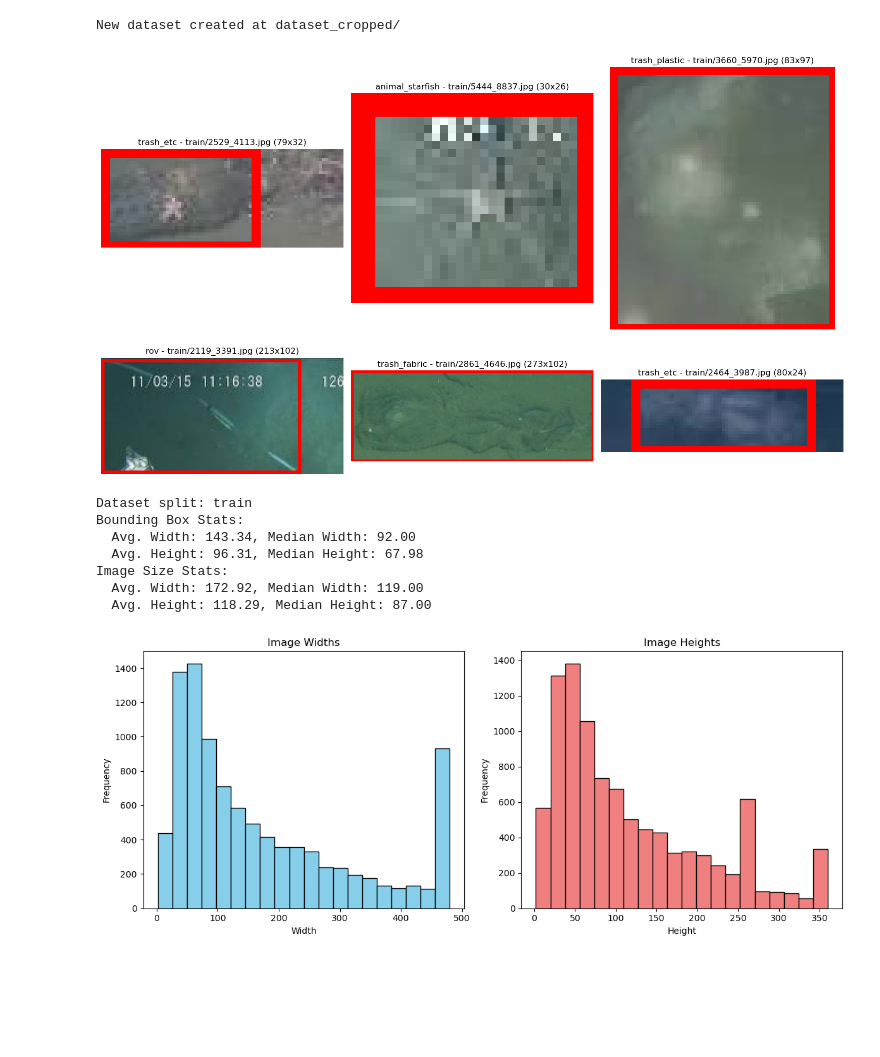
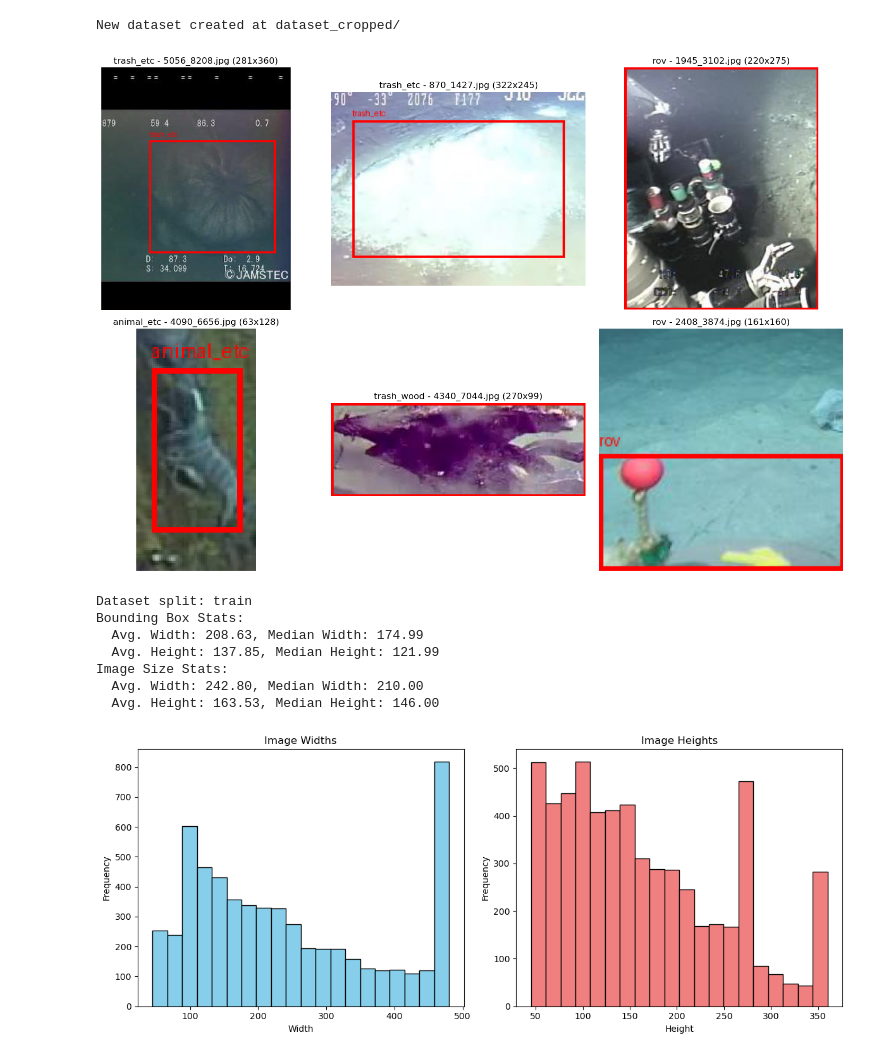
Before and after one commit to ronan-lebas/Deep-Learning-ETH, a Jupyter notebook: FocusNet/create_FocusNet_dataset.ipynb, the cells around one changed output. Saved outputs shown, nothing was run; the diff lists cells and outputs as text; code cells hidden in the pictures; blank space fills up the shorter version.

```diff
--- a/FocusNet/create_FocusNet_dataset.ipynb
+++ b/FocusNet/create_FocusNet_dataset.ipynb
@@ -88,6 +88,10 @@ image_folders = {"train": os.path.join(base_folder, "train/"),
 annotations_files = {"train": os.path.join(base_folder, "instances_train_trashcan.json"),
                      "val": os.path.join(base_folder, "instances_val_trashcan.json")}
 output_folder = "dataset_cropped/"
+
+# Parameters for minimum dimensions
+min_dim1 = 90  # Minimum for one dimension
+min_dim2 = 45  # Minimum for the other dimension
 
 # Create output directories
 for split in ["train", "val"]:
@@ -186,6 +190,12 @@ for split, image_folder in image_folders.items():
             # Generate loose bounding box
             left, top, right, bottom = generate_loose_bboxes(bbox, img_width, img_height)
 
+            # Check if the cropped image meets the dimension requirements
+            crop_width = right - left
+            crop_height = bottom - top
+            if min(crop_width, crop_height) < min(min_dim1, min_dim2) or max(crop_width, crop_height) < max(min_dim1, min_dim2):
+                continue
+
             # Crop and save image
             cropped_img = img.crop((left, top, right, bottom))
             cropped_img_name = f"{image_id}_{ann['id']}.jpg"
@@ -201,11 +211,13 @@ for split, image_folder in image_folders.items():
             ]
 
             new_annotations.append({
-                "file_name": os.path.join(split, cropped_img_name),
+                "file_name": cropped_img_name,
                 "bbox": new_bbox,
                 "category_id": category_id,
                 "category_name": category_name,
-                "split": split
+                "split": split,
+                "width": crop_width,
+                "height": crop_height
             })
 
     # Save updated annotations
@@ -241,35 +253,35 @@ with open(json_path, "r") as f:
 # Randomly select six annotations to display
 selected_annotations = random.sample(annotations, min(6, len(annotations)))
 
 # Plot the images with bounding boxes
 fig, axes = plt.subplots(2, 3, figsize=(15, 10))
 axes = axes.flatten()
 
 for idx, annotation in enumerate(selected_annotations):
-    img_path = os.path.join(cropped_dataset_folder, annotation["file_name"])
+    img_path = os.path.join(cropped_dataset_folder, split, annotation["file_name"])
     img = Image.open(img_path)
     img_width, img_height = img.size
 
     # Draw bounding box
     draw = ImageDraw.Draw(img)
     bbox = annotation["bbox"]
     x, y, w, h = bbox
     draw.rectangle([x, y, x + w, y + h], outline="red", width=3)
     draw.text((x, y - 15), annotation["category_name"], fill="red", font=font)
 
     # Display the image
     axes[idx].imshow(img)
     axes[idx].set_title(f"{annotation['category_name']} - {annotation['file_name']} ({img_width}x{img_height})")
     axes[idx].axis("off")
 
 # Hide unused subplots
 for ax in axes[len(selected_annotations):]:
     ax.axis("off")
 
 plt.tight_layout()
 plt.show()
 # %% [output]
-[figure, old version]
+[figure, new version]
 # %%
 import os
 import json
@@ -293,7 +305,7 @@ image_heights = []
 
 # Process each annotation to collect size metrics
 for annotation in annotations:
-    img_path = os.path.join(cropped_dataset_folder, annotation["file_name"])
+    img_path = os.path.join(cropped_dataset_folder, split, annotation["file_name"])
 
     # Extract bounding box dimensions
     bbox = annotation["bbox"]
@@ -344,9 +356,9 @@ plt.show()
 # %% [output]
 Dataset split: train
 Bounding Box Stats:
-  Avg. Width: 143.34, Median Width: 92.00
-  Avg. Height: 96.31, Median Height: 67.98
+  Avg. Width: 208.63, Median Width: 174.99
+  Avg. Height: 137.85, Median Height: 121.99
 Image Size Stats:
-  Avg. Width: 172.92, Median Width: 119.00
-  Avg. Height: 118.29, Median Height: 87.00
+  Avg. Width: 242.80, Median Width: 210.00
+  Avg. Height: 163.53, Median Height: 146.00
-[figure, old version]
+[figure, new version]
```
Also changed, not shown: parts of 1 cell of this notebook, 3 other files.
